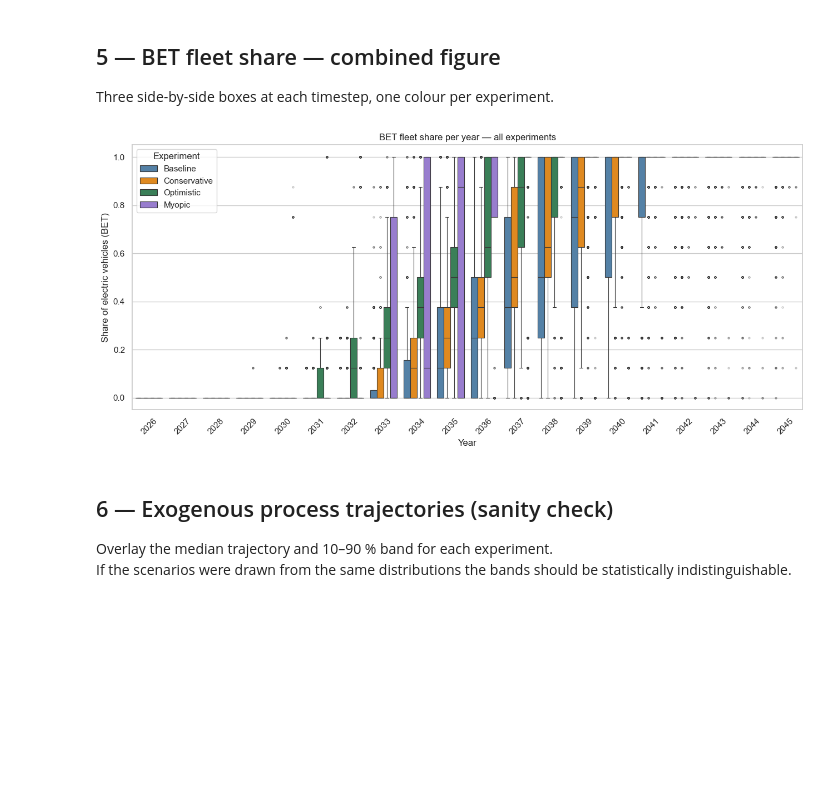
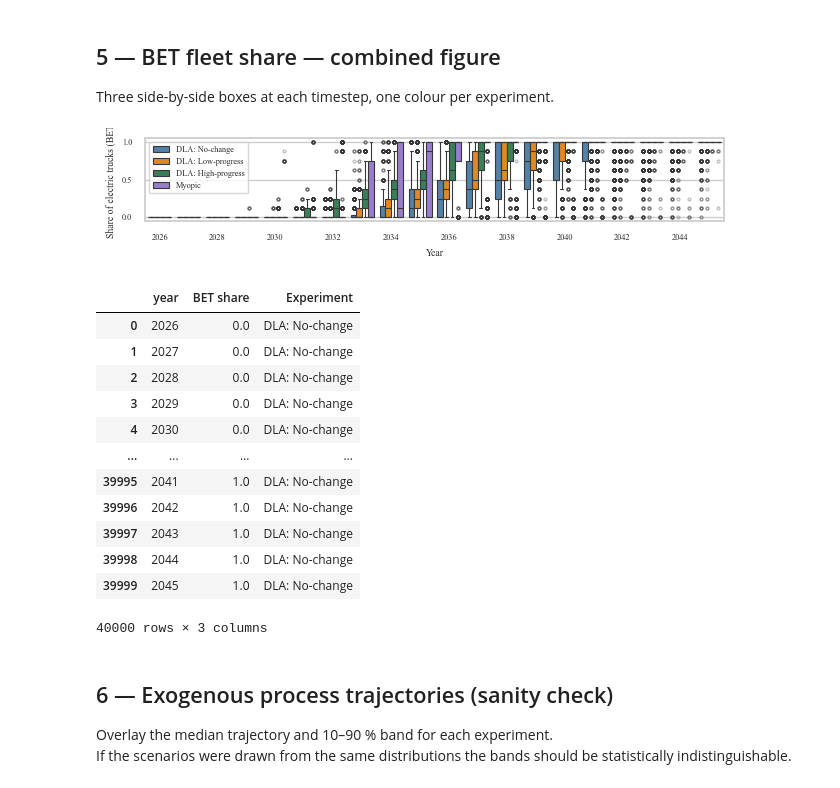
Before and after one commit to simfro/fleet-replacement, a Jupyter notebook: notebooks/compare_batches.ipynb, the cells around one changed output. Drawn from its saved outputs; the diff is of its cells as text; code cells hidden in the pictures; blank space fills up the shorter version.

```diff
--- a/notebooks/compare_batches.ipynb
+++ b/notebooks/compare_batches.ipynb
@@ -64,11 +64,13 @@ IMPORTANT_DIR = REPO_ROOT / "results" / "important"
 #     "Myopic": REPO_ROOT / "results" / "batch_env_myopic_20260608_150001",
 # }
 EXPERIMENTS = {
-    "Baseline": IMPORTANT_DIR / "2000" / "batch_env_lookahead_baseline_20260609_170434",
-    "Conservative": IMPORTANT_DIR
+    "DLA: No-change": IMPORTANT_DIR
+    / "2000"
+    / "batch_env_lookahead_baseline_20260609_170434",
+    "DLA: Low-progress": IMPORTANT_DIR
     / "2000"
     / "batch_env_lookahead_conservative_20260609_170433",
-    "Optimistic": IMPORTANT_DIR
+    "DLA: High-progress": IMPORTANT_DIR
     / "2000"
     / "batch_env_lookahead_optimistic_20260609_170433",
     "Myopic": IMPORTANT_DIR / "2000" / "batch_env_myopic_20260609_170434",
@@ -76,9 +78,9 @@ EXPERIMENTS = {
 
 # Palette — one colour per experiment (used consistently in all figures)
 PALETTE = {
-    "Baseline": "steelblue",
-    "Conservative": "darkorange",
-    "Optimistic": "seagreen",
+    "DLA: No-change": "steelblue",
+    "DLA: Low-progress": "darkorange",
+    "DLA: High-progress": "seagreen",
     "Myopic": "mediumpurple",
 }
 
@@ -100,8 +102,8 @@ Myopic         : 2000 episodes  (years 2026–2045)
 # %% [markdown]
 ## 3 — Cumulative profit distribution (all experiments in one figure)
 # %%
-# fig, ax = plt.subplots(figsize=(6.48, 1.5))  # For latex
-fig, ax = plt.subplots(figsize=(10, 5))
+fig, ax = plt.subplots(figsize=(6.48, 1.5))  # For latex
+# fig, ax = plt.subplots(figsize=(10, 5))
 
 for name, records in all_records.items():
     profits = np.array([r.total_reward for r in records]) / 1e6  # MSEK
@@ -226,41 +228,61 @@ for name, records in all_records.items():
     fleet_size = records[0].fleet_size
     df = pd.DataFrame(
         [
             {"year": year, "BET share": n_elec / fleet_size, "Experiment": name}
             for r in records
             for year, n_elec in zip(r.years, r.n_electric)
         ]
     )
     frames.append(df)
 
 combined = pd.concat(frames, ignore_index=True)
+# combined = combined.loc[combined["Experiment"] == "DLA: No-change"]
 
-# fig, ax = plt.subplots(figsize=(6.48, 3))
-fig, ax = plt.subplots(figsize=(6.48 * 2, 3 * 2))
+fig, ax = plt.subplots(figsize=(6.48, 1.5))
+# fig, ax = plt.subplots(figsize=(6.48 * 2, 3 * 2))
 
 sns.boxplot(
     data=combined,
     x="year",
     y="BET share",
     hue="Experiment",
     ax=ax,
     palette=PALETTE,
     linewidth=0.8,
     flierprops={"marker": "o", "markersize": 2, "alpha": 0.3},
 )
 
 ax.set_ylim(-0.05, 1.05)
 ax.set_xlabel("Year")
-ax.set_ylabel("Share of electric vehicles (BET)")
-ax.set_title("BET fleet share per year — all experiments")
-ax.tick_params(axis="x", rotation=45)
-ax.legend(title="Experiment", loc="upper left")
+ax.set_ylabel("Share of electric trucks (BET)")
+# ax.set_title("BET fleet share per year — all experiments")
+# ax.tick_params(axis="x", rotation=45)
+ax.set_xticks(ax.get_xticks()[::2])
+# ax.legend(title="Experiment", loc="upper left")
+ax.legend()  # Hide legend for LaTeX version
 
 plt.tight_layout()
-fig.savefig(FIGURES_DIR / "bet_share_combined.pgf", backend="pgf")
+# fig.savefig(FIGURES_DIR / "bet_share_combined.pgf", backend="pgf")
+fig.savefig(FIGURES_DIR / "bet_share_combined.pdf")  # , backend="pgf")
 plt.show()
 # %% [output]
-[figure, old version]
+[figure, new version]
+# %%
+combined.loc[combined["Experiment"] == "DLA: No-change"]
+# %% [output]
+|  | year | BET share | Experiment |
+| 0 | 2026 | 0.0 | DLA: No-change |
+| 1 | 2027 | 0.0 | DLA: No-change |
+| 2 | 2028 | 0.0 | DLA: No-change |
+| 3 | 2029 | 0.0 | DLA: No-change |
+| 4 | 2030 | 0.0 | DLA: No-change |
+| ... | ... | ... | ... |
+| 39995 | 2041 | 1.0 | DLA: No-change |
+| 39996 | 2042 | 1.0 | DLA: No-change |
+| 39997 | 2043 | 1.0 | DLA: No-change |
+| 39998 | 2044 | 1.0 | DLA: No-change |
+| 39999 | 2045 | 1.0 | DLA: No-change |
+40000 rows × 3 columns
 # %% [markdown]
 ## 6 — Exogenous process trajectories (sanity check)
 
```
Also changed, not shown: parts of 13 cells of this notebook, 11 other files.
